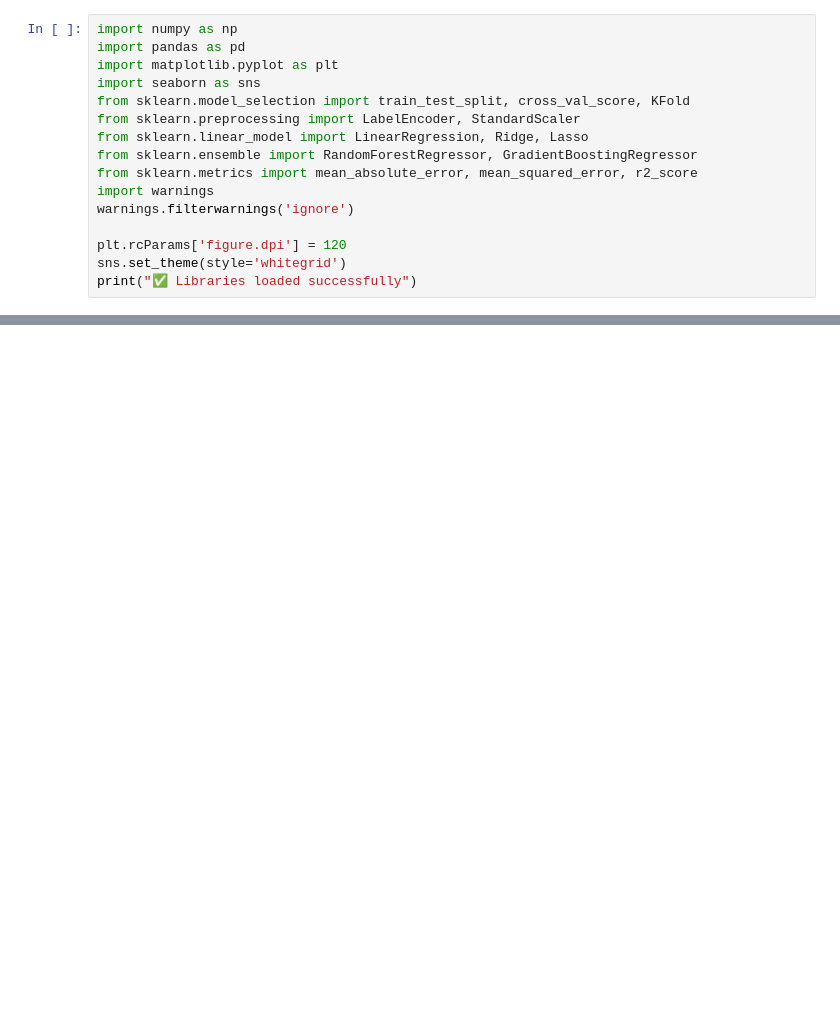
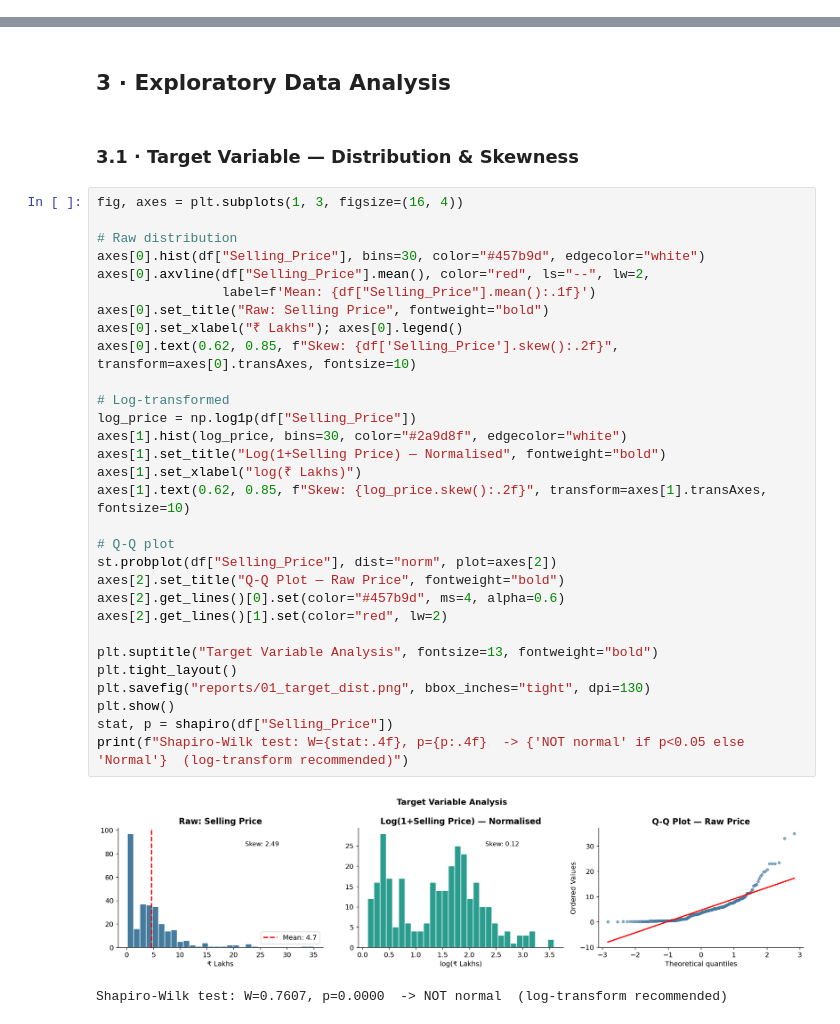
Before and after one commit to muhammad-asifkhan/CodeAlpha_Car_data_analysis, a Jupyter notebook: Car_Analysis.ipynb, the cells around one changed output, grey strips where cells are left out. Saved outputs shown, nothing was run; the diff lists cells and outputs as text; blank space fills up the shorter version.

```diff
--- a/Car_Analysis.ipynb
+++ b/Car_Analysis.ipynb
@@ -14,16 +0,0 @@
-# %%
-import numpy as np
-import pandas as pd
-import matplotlib.pyplot as plt
-import seaborn as sns
-from sklearn.model_selection import train_test_split, cross_val_score, KFold
-from sklearn.preprocessing import LabelEncoder, StandardScaler
-from sklearn.linear_model import LinearRegression, Ridge, Lasso
-from sklearn.ensemble import RandomForestRegressor, GradientBoostingRegressor
-from sklearn.metrics import mean_absolute_error, mean_squared_error, r2_score
-import warnings
-warnings.filterwarnings('ignore')
-
-plt.rcParams['figure.dpi'] = 120
-sns.set_theme(style='whitegrid')
-print("✅ Libraries loaded successfully")
@@ -448,0 +75,37 @@ A used-car dealer can use this model to **instantly price any vehicle**, reducin
+# %% [markdown]
+## 3 · Exploratory Data Analysis
+# %% [markdown]
+### 3.1 · Target Variable — Distribution & Skewness
+# %%
+fig, axes = plt.subplots(1, 3, figsize=(16, 4))
+
+# Raw distribution
+axes[0].hist(df["Selling_Price"], bins=30, color="#457b9d", edgecolor="white")
+axes[0].axvline(df["Selling_Price"].mean(), color="red", ls="--", lw=2,
+                label=f'Mean: {df["Selling_Price"].mean():.1f}')
+axes[0].set_title("Raw: Selling Price", fontweight="bold")
+axes[0].set_xlabel("₹ Lakhs"); axes[0].legend()
+axes[0].text(0.62, 0.85, f"Skew: {df['Selling_Price'].skew():.2f}", transform=axes[0].transAxes, fontsize=10)
+
+# Log-transformed
+log_price = np.log1p(df["Selling_Price"])
+axes[1].hist(log_price, bins=30, color="#2a9d8f", edgecolor="white")
+axes[1].set_title("Log(1+Selling Price) — Normalised", fontweight="bold")
+axes[1].set_xlabel("log(₹ Lakhs)")
+axes[1].text(0.62, 0.85, f"Skew: {log_price.skew():.2f}", transform=axes[1].transAxes, fontsize=10)
+
+# Q-Q plot
+st.probplot(df["Selling_Price"], dist="norm", plot=axes[2])
+axes[2].set_title("Q-Q Plot — Raw Price", fontweight="bold")
+axes[2].get_lines()[0].set(color="#457b9d", ms=4, alpha=0.6)
+axes[2].get_lines()[1].set(color="red", lw=2)
+
+plt.suptitle("Target Variable Analysis", fontsize=13, fontweight="bold")
+plt.tight_layout()
+plt.savefig("reports/01_target_dist.png", bbox_inches="tight", dpi=130)
+plt.show()
+stat, p = shapiro(df["Selling_Price"])
+print(f"Shapiro-Wilk test: W={stat:.4f}, p={p:.4f}  -> {'NOT normal' if p<0.05 else 'Normal'}  (log-transform recommended)")
+# %% [output]
+[figure, added]
+Shapiro-Wilk test: W=0.7607, p=0.0000  -> NOT normal  (log-transform recommended)
```
Also changed, not shown: parts of 58 cells of this notebook, 10 other files.
